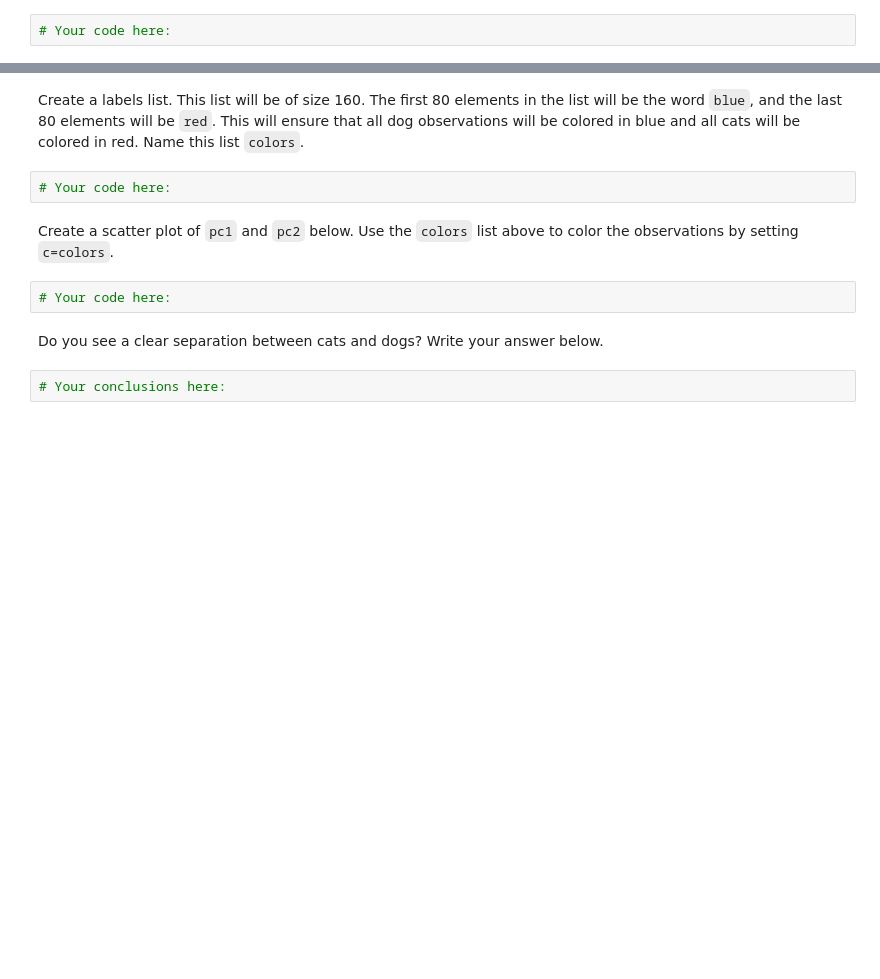
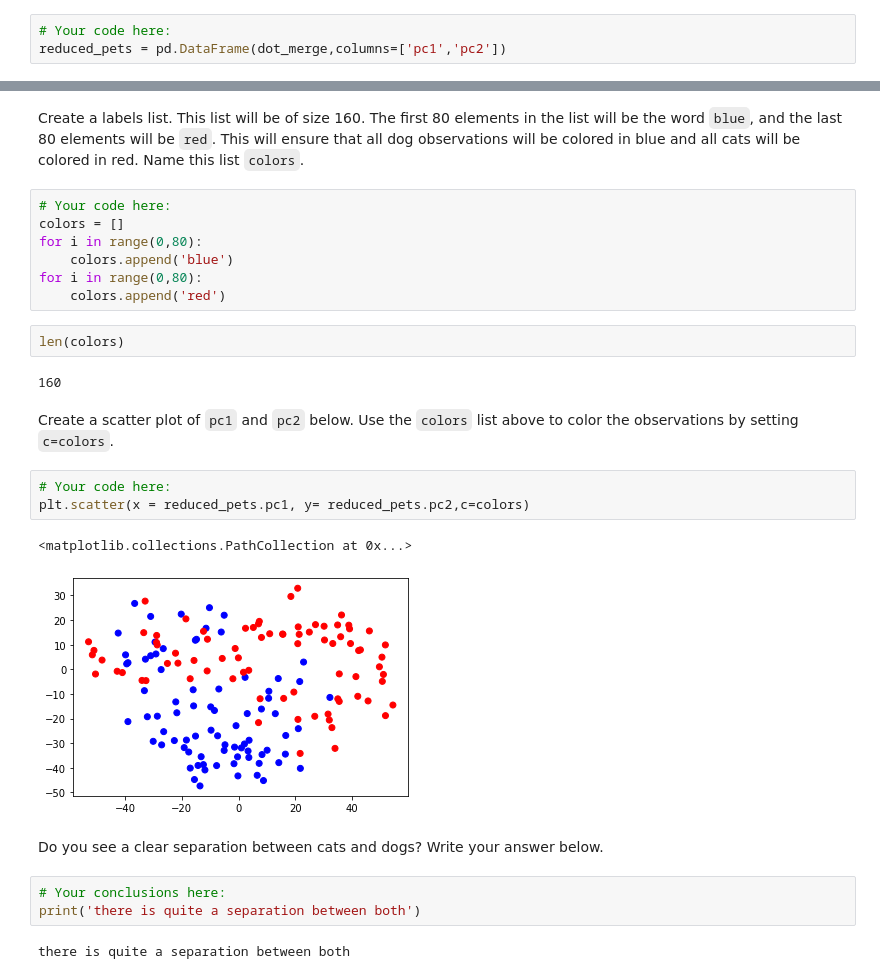
Before and after one commit to ironhack-bcn-data-pt/41-lab-pca, a Jupyter notebook: your-code/main.ipynb, the cells around one changed output, grey strips where cells are left out. Drawn from its saved outputs; the diff is of its cells as text; blank space fills up the shorter version.

```diff
--- a/your-code/main.ipynb
+++ b/your-code/main.ipynb
@@ -171,3 +171,4 @@ Now that we have reduced our cats and dogs arrays, we can easily plot the data i
 In the cell below, turn the two dimensional projection into a pandas dataframe and name the columns `pc1`, and `pc2` respectively.
 # %%
 # Your code here:
+reduced_pets = pd.DataFrame(dot_merge,columns=['pc1','pc2'])
@@ -174,12 +181,28 @@ In the cell below, turn the two dimensional projection into a pandas dataframe a
 # %% [markdown]
 Create a labels list. This list will be of size 160. The first 80 elements in the list will be the word `blue`, and the last 80 elements will be `red`. This will ensure that all dog observations will be colored in blue and all cats will be colored in red. Name this list `colors`.
-# %%
-# Your code here:
+# %%
+# Your code here:
+colors = []
+for i in range(0,80):
+    colors.append('blue')
+for i in range(0,80):
+    colors.append('red')
+# %%
+len(colors)
+# %% [output]
+160
 # %% [markdown]
 Create a scatter plot of `pc1` and `pc2` below. Use the `colors` list above to color the observations by setting `c=colors`.
-# %%
-# Your code here:
+# %%
+# Your code here:
+plt.scatter(x = reduced_pets.pc1, y= reduced_pets.pc2,c=colors)
+# %% [output]
+<matplotlib.collections.PathCollection at 0x...>
+[figure, added]
 # %% [markdown]
 Do you see a clear separation between cats and dogs? Write your answer below.
 # %%
 # Your conclusions here:
+print('there is quite a separation between both')
+# %% [output]
+there is quite a separation between both
```
Also changed, not shown: parts of 1 cell of this notebook.
